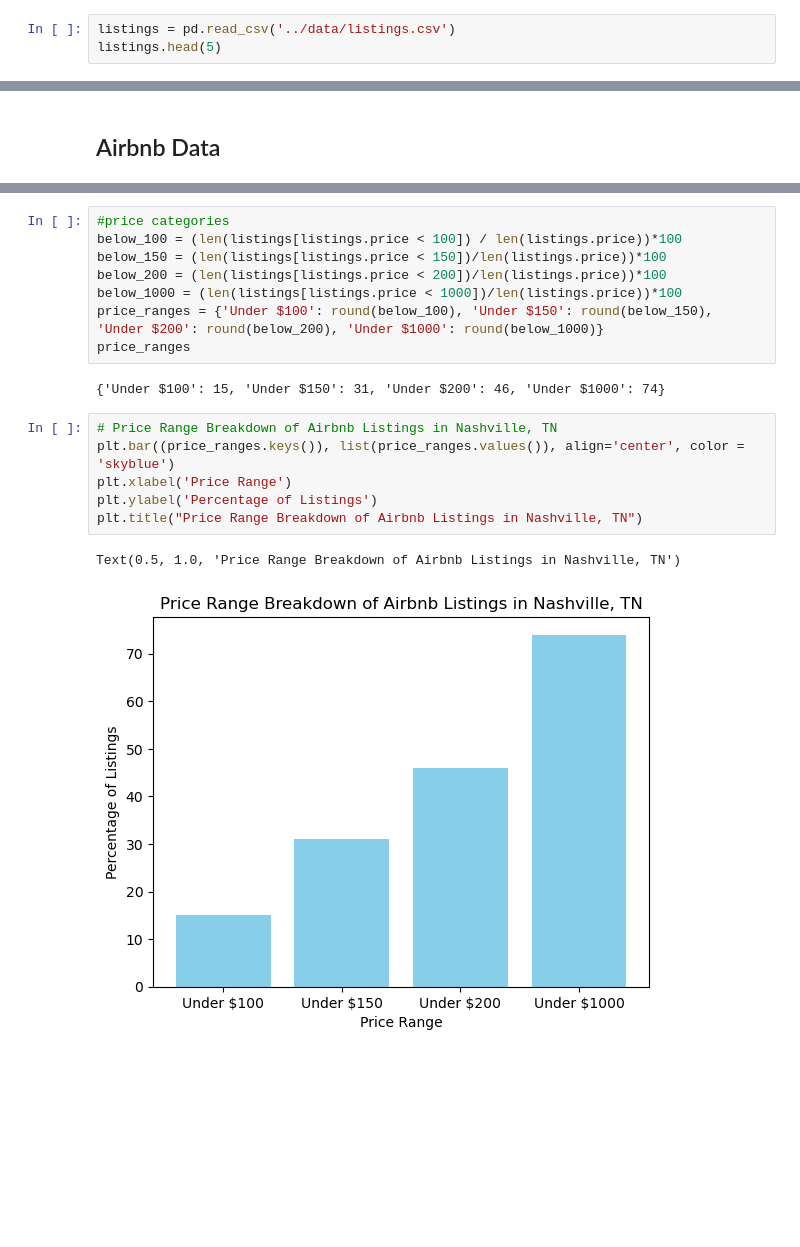
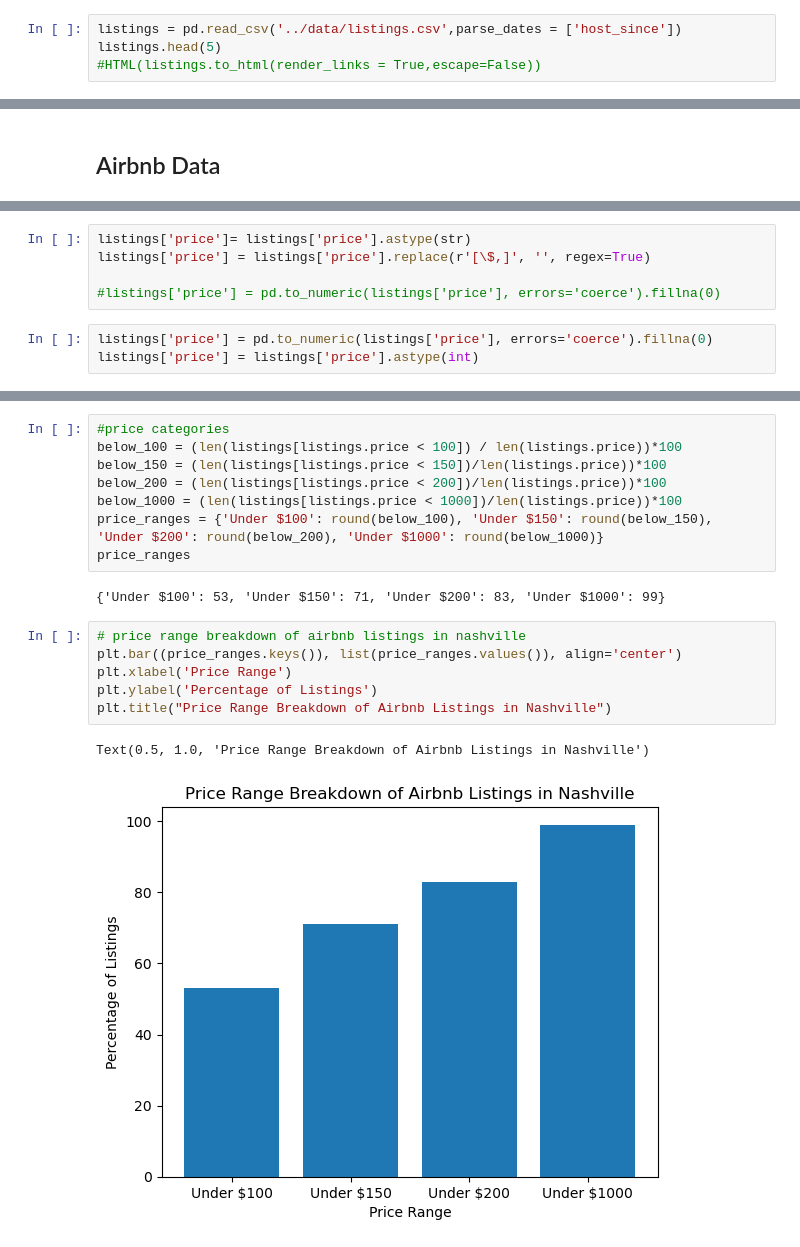
Before and after one commit to v-veena/Short_Term_Rental_Nashville_Capstone, a Jupyter notebook: notebook/shorterm_rental.ipynb, the cells around one changed output, grey strips where cells are left out. Cells and saved outputs as stored; diff of their text form; blank space fills up the shorter version.

```diff
--- a/notebook/shorterm_rental.ipynb
+++ b/notebook/shorterm_rental.ipynb
@@ -20,6 +21,7 @@ permits.head(3)
 | 2 | 201512346 | Short Term Rental - Non-Owner Occ... | 4/6/2015 5:00:00 AM | 4/7/2015 5:00:00 AM | 1027 DELMAS AVE | NASHVILLE | TN | PT LOT 3 EASTHILL SUB | ... |
 3 rows × 39 columns
 # %%
-listings = pd.read_csv('../data/listings.csv')
+listings = pd.read_csv('../data/listings.csv',parse_dates = ['host_since'])
 listings.head(5)
+#HTML(listings.to_html(render_links = True,escape=False))
 # %% [output]
@@ -470,3 +433,11 @@ There are 9166 unique Airbnb rental listings in Nashville, TN
+# %%
+listings['price']= listings['price'].astype(str)
+listings['price'] = listings['price'].replace(r'[\$,]', '', regex=True)
+
+#listings['price'] = pd.to_numeric(listings['price'], errors='coerce').fillna(0)
+# %%
+listings['price'] = pd.to_numeric(listings['price'], errors='coerce').fillna(0)
+listings['price'] = listings['price'].astype(int)
 # %%
 # Average and Median Rental Listing Price Per Night in the  Nashville Airbnb Ecosystem
 avg = listings.price.mean()
@@ -485,13 +462,13 @@ below_1000 = (len(listings[listings.price < 1000])/len(listings.price))*100
 price_ranges = {'Under $100': round(below_100), 'Under $150': round(below_150), 'Under $200': round(below_200), 'Under $1000': round(below_1000)}
 price_ranges
 # %% [output]
-{'Under $100': 15, 'Under $150': 31, 'Under $200': 46, 'Under $1000': 74}
+{'Under $100': 53, 'Under $150': 71, 'Under $200': 83, 'Under $1000': 99}
 # %%
-# Price Range Breakdown of Airbnb Listings in Nashville, TN
-plt.bar((price_ranges.keys()), list(price_ranges.values()), align='center', color = 'skyblue')
+# price range breakdown of airbnb listings in nashville
+plt.bar((price_ranges.keys()), list(price_ranges.values()), align='center')
 plt.xlabel('Price Range')
 plt.ylabel('Percentage of Listings')
-plt.title("Price Range Breakdown of Airbnb Listings in Nashville, TN")
+plt.title("Price Range Breakdown of Airbnb Listings in Nashville")
 # %% [output]
-Text(0.5, 1.0, 'Price Range Breakdown of Airbnb Listings in Nashville, TN')
+Text(0.5, 1.0, 'Price Range Breakdown of Airbnb Listings in Nashville')
-[figure, old version]
+[figure, new version]
```
Also changed, not shown: parts of 41 cells of this notebook, 2 other files.
